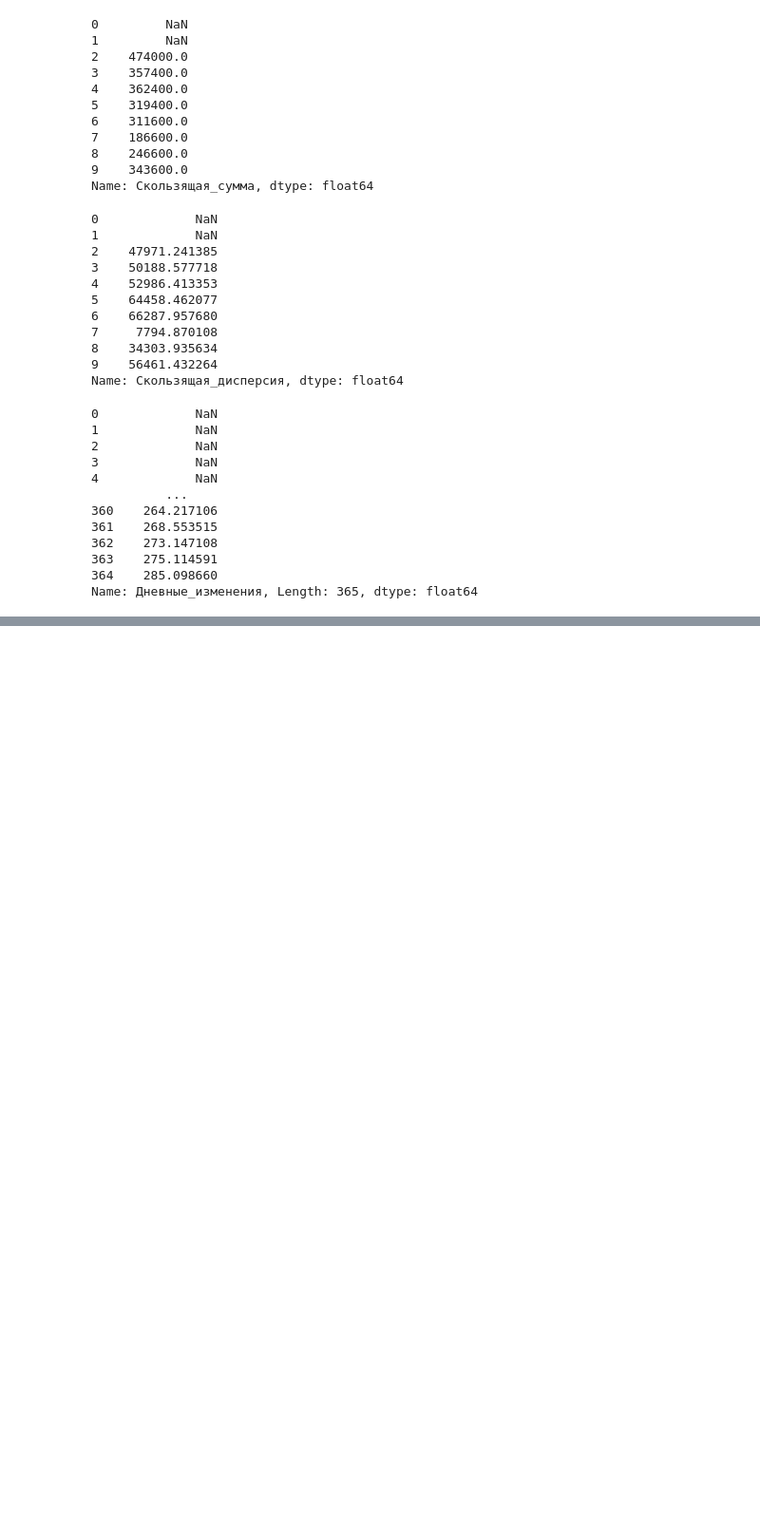
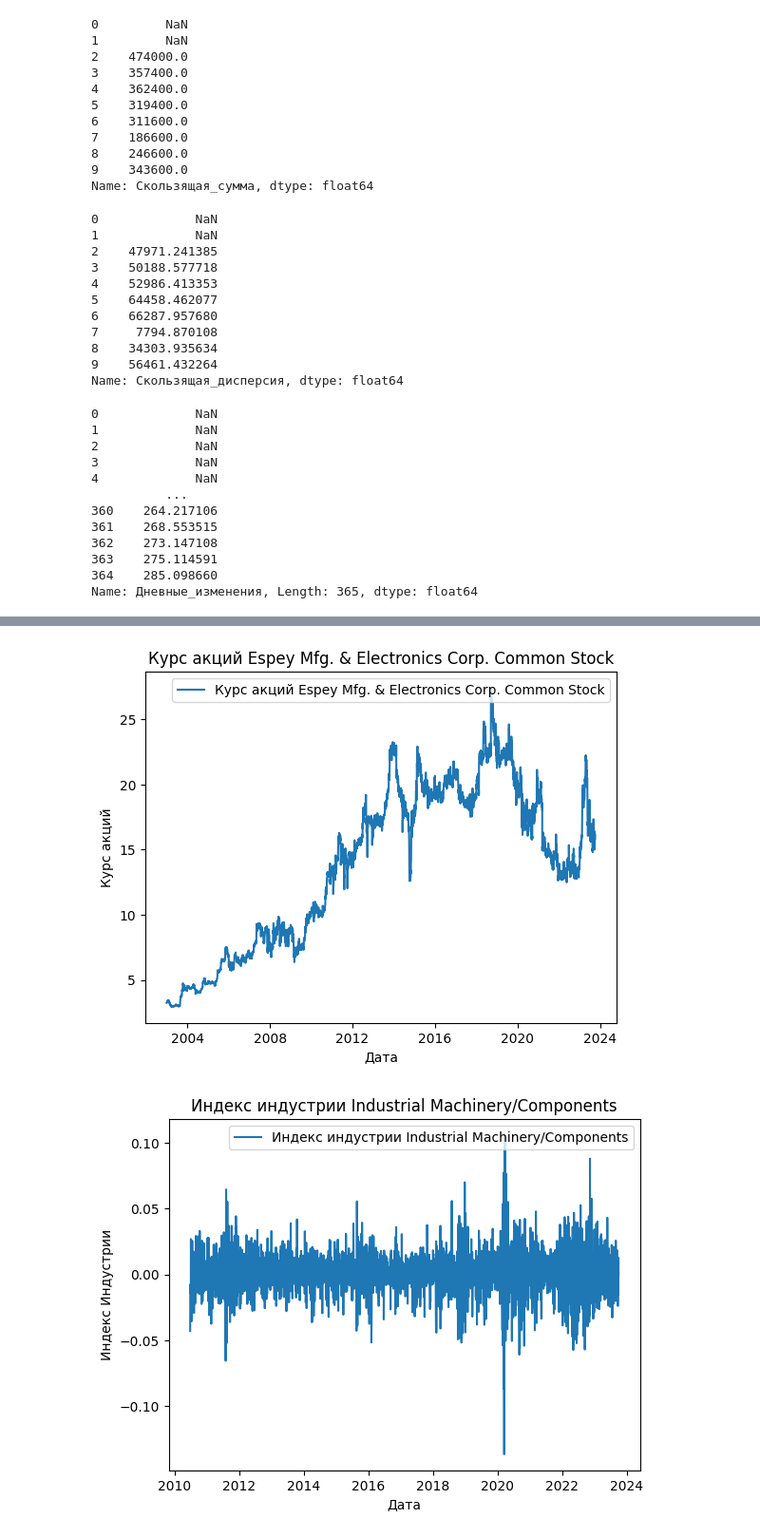
Before and after one commit to MariyaYu/Lesson_1, a Jupyter notebook: Untitled17.ipynb, the cells around one changed output, grey strips where cells are left out. Shown: that part at 95% size. Cells and saved outputs as stored; diff of their text form; code cells hidden in the pictures; blank space fills up the shorter version.

```diff
--- a/Untitled17.ipynb
+++ b/Untitled17.ipynb
@@ -330,0 +333,38 @@ plt.show()
+# %%
+# Вставляем список 10 крупнейших компаний компаний
+companies = {'AAPL','MSFT','GOOG','GOOGL','AMZN','TSLA','TSM','DXCM','NVDA','MA'}
+
+stock_data = pd.DataFrame()
+
+# Создаем цикл для получения данных по каждой компании
+for company in companies:
+    ticker = yf.Ticker(company)
+    stock_df = ticker.history(period="1d", start="2003-01-01", end="2023-10-01")
+    stock_df = stock_df["Close"].pct_change()  # Рассчитываем процентное изменение курса акций
+    stock_data[company] = stock_df
+
+# Рассчитываем новый столбец с индексом индустрии на основе 10 крупнейших компаний
+index = stock_data.mean(axis=1)
+stock_data["Industry Index"] = index
+
+# Информация по акциям компании "Espey Mfg. & Electronics Corp. Common Stock"
+espey_ticker = yf.Ticker("ESP")
+espey_stock = espey_ticker.history(period="1d", start="2003-01-01", end="2023-10-01")["Close"]
+
+# Построение графиков динамики индекса индустрии и курса акций компании "Espey Mfg. & Electronics Corp. Common Stock"
+plt.plot(espey_stock.index, espey_stock, label="Курс акций Espey Mfg. & Electronics Corp. Common Stock")
+plt.xlabel("Дата")
+plt.ylabel("Курс акций")
+plt.title("Курс акций Espey Mfg. & Electronics Corp. Common Stock")
+plt.legend()
+plt.show()
+
+plt.plot(stock_data.index, stock_data["Industry Index"], label="Индекс индустрии Industrial Machinery/Components")
+plt.xlabel("Дата")
+plt.ylabel("Индекс Индустрии")
+plt.title("Индекс индустрии Industrial Machinery/Components")
+plt.legend()
+plt.show()
+# %% [output]
+[figure, added]
+[figure, added]
```
Also changed, not shown: parts of 5 cells of this notebook.
